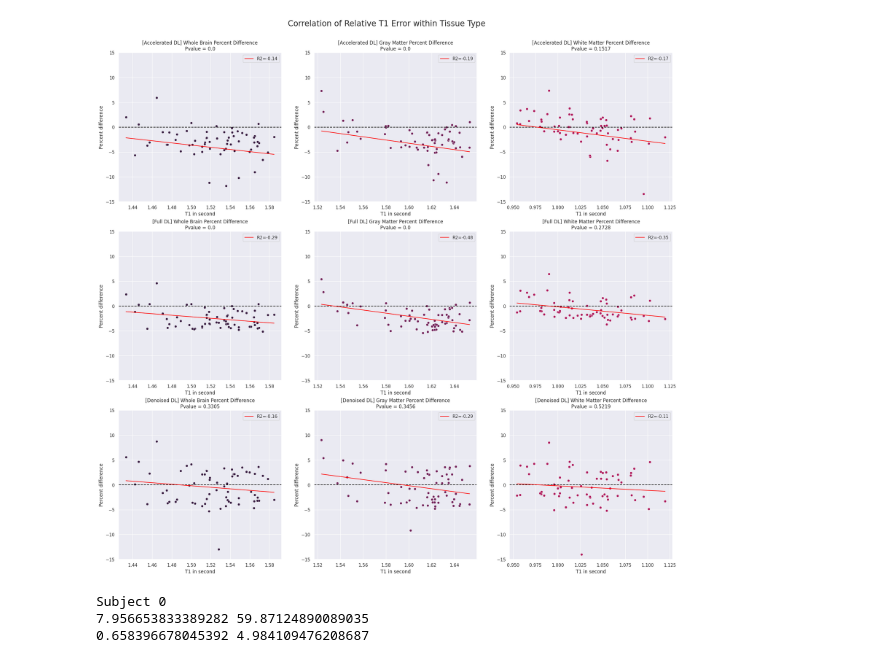
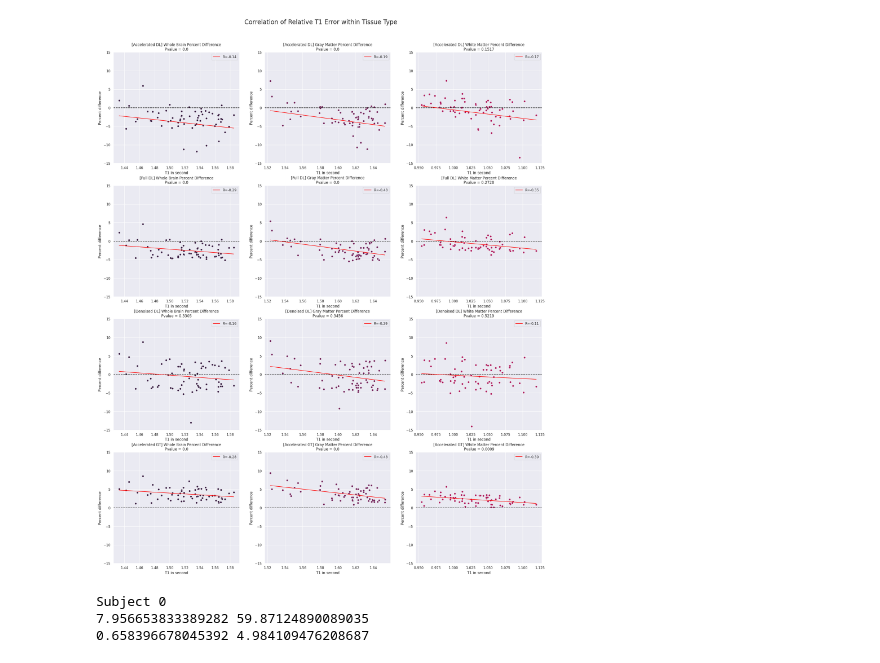
Before and after one commit to 2aron-chen/Skunkworks, a Jupyter notebook: evaluation/evaluation.ipynb, the cells around one changed output. Cells and saved outputs as stored; diff of their text form; code cells hidden in the pictures.

```diff
--- a/evaluation/evaluation.ipynb
+++ b/evaluation/evaluation.ipynb
@@ -59,59 +43,52 @@ for dl2, dld, dl9, gt, m in tqdm(zip(T1_2min_dl_list_path, T1_denoised_dl_list_p
+# %%
+T1Dict = {
+    "Whole Brain" : emptyDict(),
+    "Gray Matter" : emptyDict(),
+    "White Matter" : emptyDict(),
+}
+
+for i in tqdm(range(len(dataset["true"]))):
+    ground_truth = readT1(dataset["true"][i])
+    mask = np.load(dataset["mask"][i])
+    T1Dict["Whole Brain"]["true"].append(np.mean(ground_truth[mask!=0]))
+    T1Dict["Gray Matter"]["true"].append(np.mean(ground_truth[mask==2]))
+    T1Dict["White Matter"]["true"].append(np.mean(ground_truth[mask==3]))
+    for pred in dataset["pred"].keys():
+        predictions = readT1(dataset["pred"][pred][i])
+        T1Dict["Whole Brain"]["pred"][pred].append(np.mean(predictions[mask!=0]))
+        T1Dict["Gray Matter"]["pred"][pred].append(np.mean(predictions[mask==2]))
+        T1Dict["White Matter"]["pred"][pred].append(np.mean(predictions[mask==3]))
 # %%
-fig, ax = plt.subplots(3, 3, figsize=(25, 23))
+n = len(emptyDict()["pred"].keys())
+
+fig, ax = plt.subplots(n, 3, figsize=(25, int(23*n/3)))
 colors = sns.color_palette("rocket")
-
-T1Dict = {
-    "Whole Brain" : {
-        "pred" : {
-            "Accelerated" :wb_2min_dl,
-            "Full":wb_9min_dl,
-            "Denoised":wb_denoised_dl
-        },
-        "true" : wb_gt
-    },
-    "Gray Matter" : {
-        "pred" : {
-            "Accelerated" :gm_2min_dl,
-            "Full":gm_9min_dl,
-            "Denoised":gm_denoised_dl
-        },
-        "true" : gm_gt
-    },
-    "White Matter" : {
-        "pred" : {
-            "Accelerated" :wm_2min_dl,
-            "Full":wm_9min_dl,
-            "Denoised":wm_denoised_dl
-        },
-        "true" : wm_gt
-    },
-}
 
 for i, name in enumerate(T1Dict.keys()):
 
     true = T1Dict[name]["true"]
 
     for j, scantype in enumerate(T1Dict[name]["pred"].keys()):
 
         pred = T1Dict[name]["pred"][scantype]
         percent_dif = 100*(np.array(pred)-np.array(true))/np.array(true)
         m, c, r, p, std_err = scipy.stats.linregress(true, percent_dif)
         x = np.linspace(np.min(true), np.max(true), 100)
         y = m*x+c
 
         ax[j,i].axhline(0, linestyle="--", color='black')
-        ax[j,i].set_title(f'[{scantype} DL] {name} Percent Difference\nPvalue = {round(scipy.stats.f_oneway(pred, true)[1], 4)}')
+        ax[j,i].set_title(f'[{scantype}] {name} Percent Difference\nPvalue = {round(scipy.stats.f_oneway(pred, true)[1], 4)}')
         sns.scatterplot(ax=ax[j,i], x=true, y=percent_dif, color=colors[i])
         ax[j,i].set_xlabel('T1 in second')
         ax[j,i].set_ylabel('Percent difference')
         ax[j,i].set_ylim([-15, 15])
-        ax[j,i].plot(x, y, color = 'red', label=f'R2={round(r, 2)}')
+        ax[j,i].plot(x, y, color = 'red', label=f'R={round(r, 2)}')
         ax[j,i].legend()
 
 fig.suptitle("Correlation of Relative T1 Error within Tissue Type", fontsize=20, y=0.93)
 plt.show()
 # %% [output]
-[figure, old version]
+[figure, new version]
 # %%
 fig, ax = plt.subplots(3, 3, figsize=(25, 23))
 colors = sns.color_palette("rocket")
```
Also changed, not shown: parts of 2 cells of this notebook, 4 other files.
